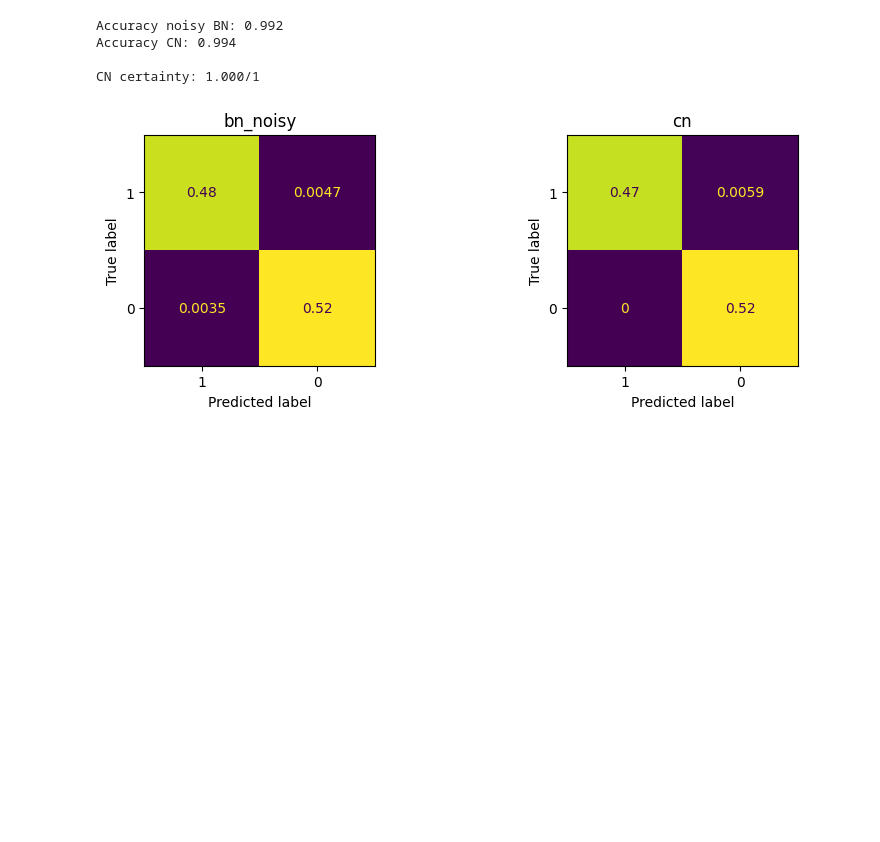
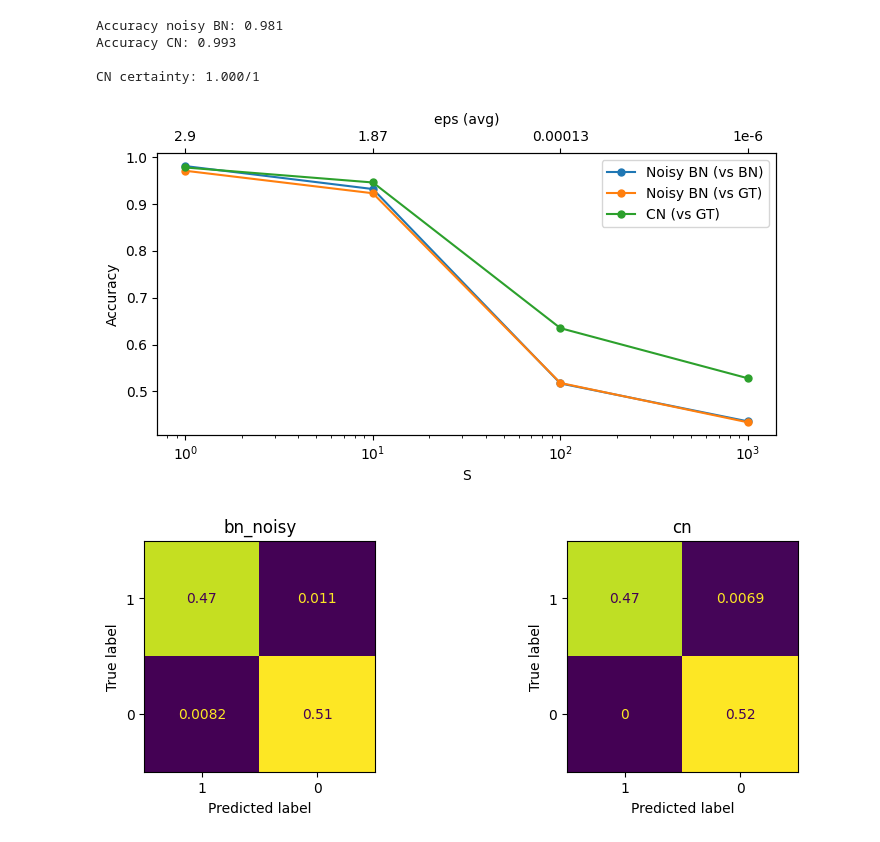
Before and after one commit to Niccolo-Rocchi/BN-Privacy, a Jupyter notebook: Plot_results.ipynb, the cells around one changed output. Drawn from its saved outputs; the diff is of its cells as text; code cells hidden in the pictures; blank space fills up the shorter version.

Commit message:
Minor fixes and add accuracy plot

```diff
--- a/Plot_results.ipynb
+++ b/Plot_results.ipynb
@@ -8,7 +6,7 @@ import os
 import numpy as np
 # %%
 # Import results
-f_path = "./results_10_nodes/"
+f_path = "./results_nodes10_ess1/"
 files = [r for r in os.listdir(f_path) if ".csv" in r]
 r_concat = pd.concat([pd.read_csv(f_path + f) for f in files])
 
@@ -16,18 +14,63 @@ r_concat = pd.concat([pd.read_csv(f_path + f) for f in files])
 assert(len(r_concat) == len(pd.read_csv(f_path + files[0])) * len(files))
 
 # Compute accuracy
-acc_noisy_bn = sum(r_concat["bn_mpes"] == r_concat["bn_noisy_mpes"]) / len(r_concat)
-acc_cn = sum(r_concat["bn_mpes"] == r_concat["cn_mpes"]) / len(r_concat)
+vs = "bn"
+acc_noisy_bn = sum(r_concat[f"{vs}_mpes"] == r_concat["bn_noisy_mpes"]) / len(r_concat)
+acc_cn = sum(r_concat[f"{vs}_mpes"] == r_concat["cn_mpes"]) / len(r_concat)
 
 print(f"Accuracy noisy BN: {acc_noisy_bn:.3f}")
 print(f"Accuracy CN: {acc_cn:.3f}", end="\n\n")
 
 print(f"CN certainty: {sum(r_concat['cn_probs'] > 0.5) / len(r_concat):.3f}/1")
 # %% [output]
-Accuracy noisy BN: 0.992
-Accuracy CN: 0.994
+Accuracy noisy BN: 0.981
+Accuracy CN: 0.993
 
 CN certainty: 1.000/1
+# %%
+## Plot accuracy
+
+# Data
+S_values = [1, 10, 100, 1000]
+eps_labels = ["2.9", "1.87", "0.00013", "1e-6"]
+
+acc_bn_noisy_gt = [0.971, 0.923, 0.518, 0.434]
+acc_bn_noisy_bn = [0.981, 0.932, 0.517, 0.436]
+
+acc_cn_gt = [0.978, 0.946, 0.635, 0.528]
+# acc_cn_bn = [0.993, 0.949, 0.635, 0.528]
+
+
+fig, ax = plt.subplots(figsize = (7, 4))
+
+# Bottom x-axis
+ax.semilogx(S_values, acc_bn_noisy_bn, marker='o', markersize = 5, label='Noisy BN (vs BN)')
+ax.semilogx(S_values, acc_bn_noisy_gt, marker='o', markersize = 5, label='Noisy BN (vs GT)')
+
+ax.semilogx(S_values, acc_cn_gt, marker='o', markersize = 5, label='CN (vs GT)')
+# ax.semilogx(S_values, acc_cn_gt, marker='o', label='CN (vs BN)')
+
+ax.set_xlabel('S')
+ax.set_ylabel('Accuracy')
+ax.set_xticks(S_values)
+
+# Top x-axis in log scale
+ax_top = ax.twiny()
+ax_top.set_xscale('log')
+ax_top.set_xlim(ax.get_xlim())
+ax_top.set_xticks(S_values)
+ax_top.set_xticklabels(eps_labels)
+ax_top.tick_params(axis='x', which='minor', bottom=False, top=False)  # Disable minor ticks
+ax_top.set_xlabel('eps (avg)')
+
+# Legend
+ax.legend(loc='best')
+
+# Show the plot
+plt.tight_layout()
+plt.show()
+# %% [output]
+[figure, added]
 # %%
 # Confusion matrix (C_{ij} means i, predicted as j)
 fig, axes = plt.subplots(1, 2, figsize=(10, 3))
```
Also changed, not shown: parts of 1 cell of this notebook, 2 other files.
